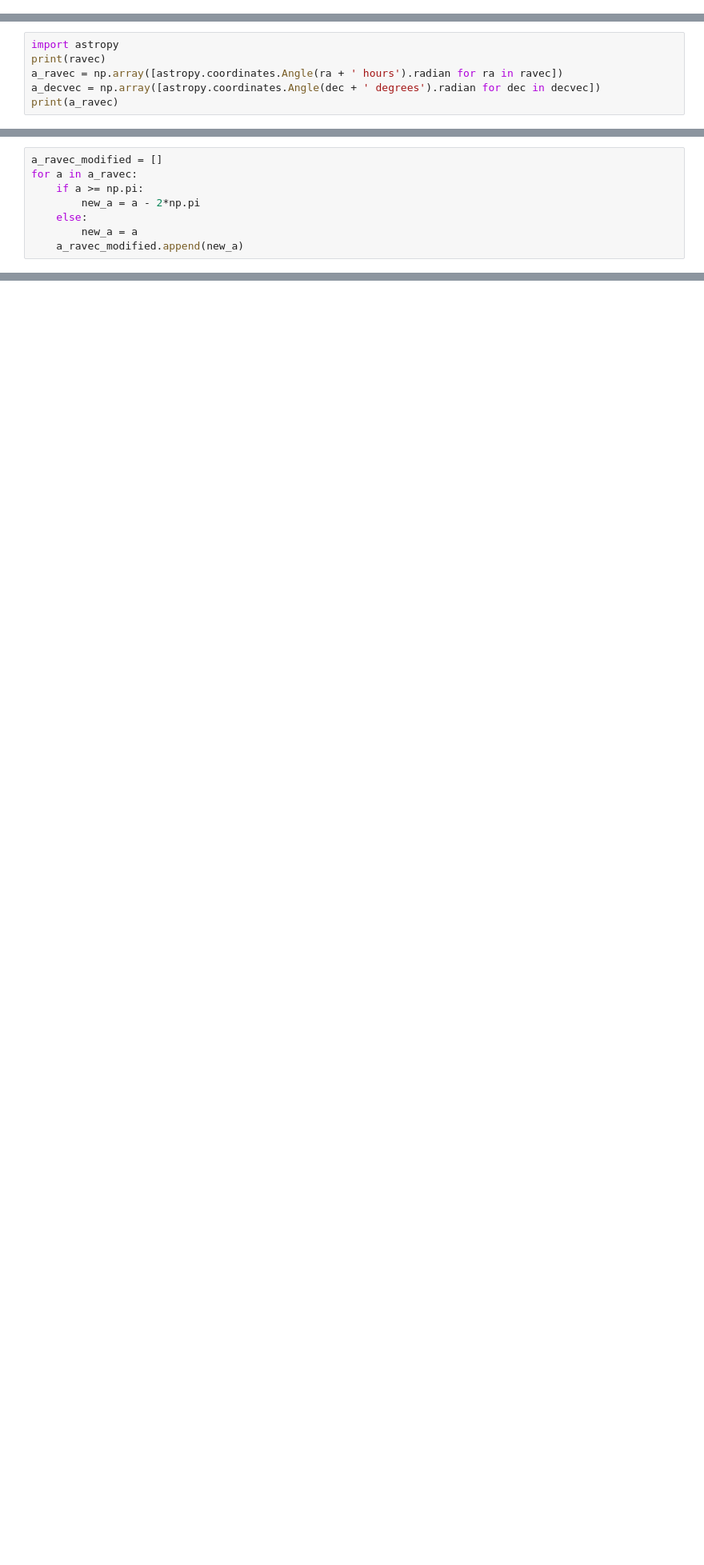
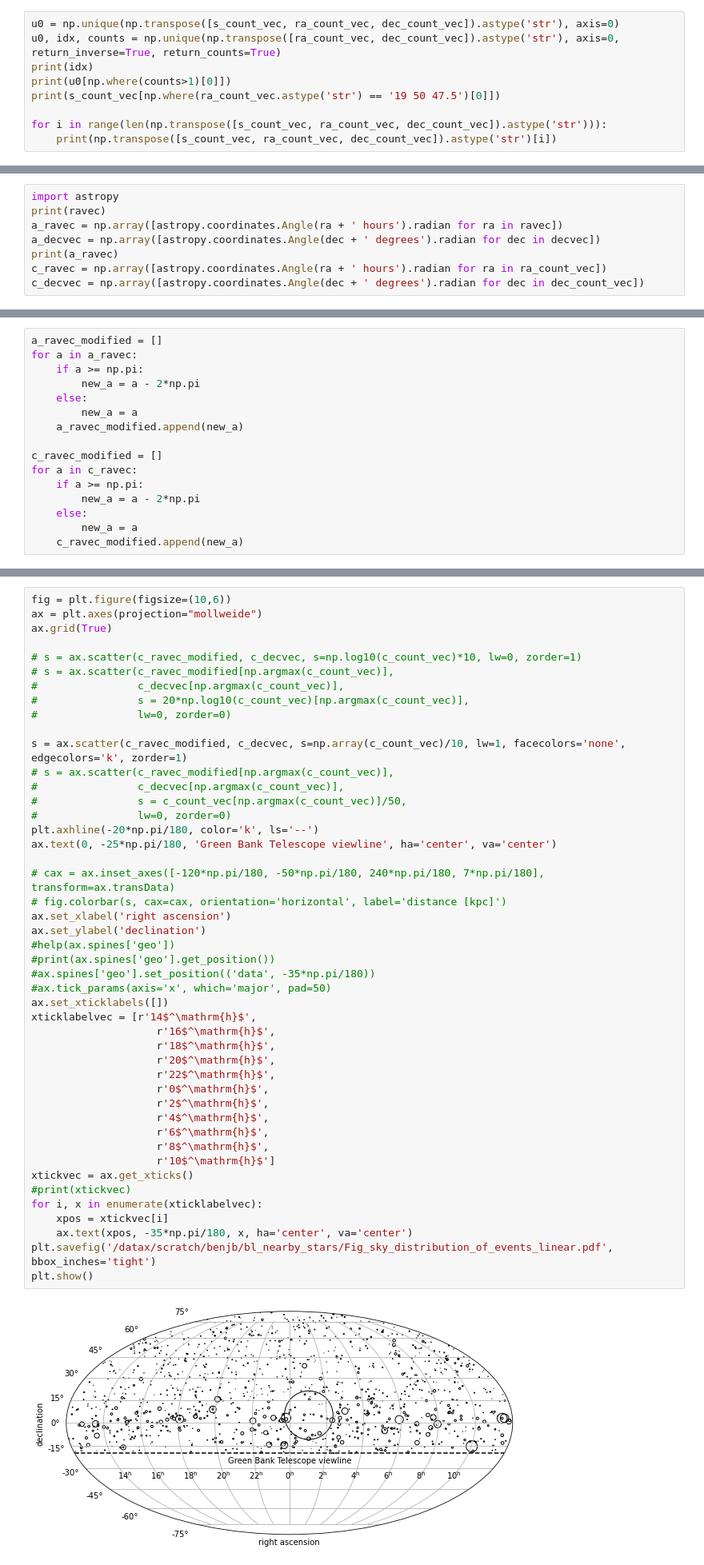
Before and after one commit to bjacobell/nearby-stars, a Jupyter notebook: plot_star_sample.ipynb, the cells around one changed output, grey strips where cells are left out. Shown at 80% size. Saved outputs shown, nothing was run; the diff lists cells and outputs as text; blank space fills up the shorter version.

```diff
--- a/plot_star_sample.ipynb
+++ b/plot_star_sample.ipynb
@@ -46,0 +84,9 @@ dvec = dfu['dist (pc)'].values
+# %%
+u0 = np.unique(np.transpose([s_count_vec, ra_count_vec, dec_count_vec]).astype('str'), axis=0)
+u0, idx, counts = np.unique(np.transpose([ra_count_vec, dec_count_vec]).astype('str'), axis=0, return_inverse=True, return_counts=True)
+print(idx)
+print(u0[np.where(counts>1)[0]])
+print(s_count_vec[np.where(ra_count_vec.astype('str') == '19 50 47.5')[0]])
+
+for i in range(len(np.transpose([s_count_vec, ra_count_vec, dec_count_vec]).astype('str'))):
+    print(np.transpose([s_count_vec, ra_count_vec, dec_count_vec]).astype('str')[i])
@@ -50,6 +114,8 @@ print(ravec)
 a_ravec = np.array([astropy.coordinates.Angle(ra + ' hours').radian for ra in ravec])
 a_decvec = np.array([astropy.coordinates.Angle(dec + ' degrees').radian for dec in decvec])
 print(a_ravec)
+c_ravec = np.array([astropy.coordinates.Angle(ra + ' hours').radian for ra in ra_count_vec])
+c_decvec = np.array([astropy.coordinates.Angle(dec + ' degrees').radian for dec in dec_count_vec])
 # %% [output]
 ['0 0 1.22 ' '0 2 11.0 ' '0 2 29.6 ' ... '23 58 6.74 ' '23 58 44.5 '
  '23 59 47.7 ']
@@ -63,6 +129,14 @@ for a in a_ravec:
     else:
         new_a = a
     a_ravec_modified.append(new_a)
+
+c_ravec_modified = []
+for a in c_ravec:
+    if a >= np.pi:
+        new_a = a - 2*np.pi
+    else:
+        new_a = a
+    c_ravec_modified.append(new_a)
 # %%
 print(a_decvec.min())
 print(-20*np.pi/180)
@@ -110,3 +197,51 @@ plt.show()
+# %%
+fig = plt.figure(figsize=(10,6))
+ax = plt.axes(projection="mollweide")
+ax.grid(True)
+
+# s = ax.scatter(c_ravec_modified, c_decvec, s=np.log10(c_count_vec)*10, lw=0, zorder=1)
+# s = ax.scatter(c_ravec_modified[np.argmax(c_count_vec)],
+#                c_decvec[np.argmax(c_count_vec)],
+#                s = 20*np.log10(c_count_vec)[np.argmax(c_count_vec)],
+#                lw=0, zorder=0)
+
+s = ax.scatter(c_ravec_modified, c_decvec, s=np.array(c_count_vec)/10, lw=1, facecolors='none', edgecolors='k', zorder=1)
+# s = ax.scatter(c_ravec_modified[np.argmax(c_count_vec)],
+#                c_decvec[np.argmax(c_count_vec)],
+#                s = c_count_vec[np.argmax(c_count_vec)]/50,
+#                lw=0, zorder=0)
+plt.axhline(-20*np.pi/180, color='k', ls='--')
+ax.text(0, -25*np.pi/180, 'Green Bank Telescope viewline', ha='center', va='center')
+
+# cax = ax.inset_axes([-120*np.pi/180, -50*np.pi/180, 240*np.pi/180, 7*np.pi/180], transform=ax.transData)
+# fig.colorbar(s, cax=cax, orientation='horizontal', label='distance [kpc]')
+ax.set_xlabel('right ascension')
+ax.set_ylabel('declination')
+#help(ax.spines['geo'])
+#print(ax.spines['geo'].get_position())
+#ax.spines['geo'].set_position(('data', -35*np.pi/180))
+#ax.tick_params(axis='x', which='major', pad=50)
+ax.set_xticklabels([])
+xticklabelvec = [r'14$^\mathrm{h}$',
+                    r'16$^\mathrm{h}$',
+                    r'18$^\mathrm{h}$',
+                    r'20$^\mathrm{h}$',
+                    r'22$^\mathrm{h}$',
+                    r'0$^\mathrm{h}$',
+                    r'2$^\mathrm{h}$',
+                    r'4$^\mathrm{h}$',
+                    r'6$^\mathrm{h}$',
+                    r'8$^\mathrm{h}$',
+                    r'10$^\mathrm{h}$']
+xtickvec = ax.get_xticks()
+#print(xtickvec)
+for i, x in enumerate(xticklabelvec):
+    xpos = xtickvec[i]
+    ax.text(xpos, -35*np.pi/180, x, ha='center', va='center')
+plt.savefig('/datax/scratch/benjb/bl_nearby_stars/Fig_sky_distribution_of_events_linear.pdf', bbox_inches='tight')
+plt.show()
+# %% [output]
+[figure, added]
 # %%
 print(dvec.max())
 # %% [output]
```
Also changed, not shown: parts of 8 cells of this notebook, 5 other files.
